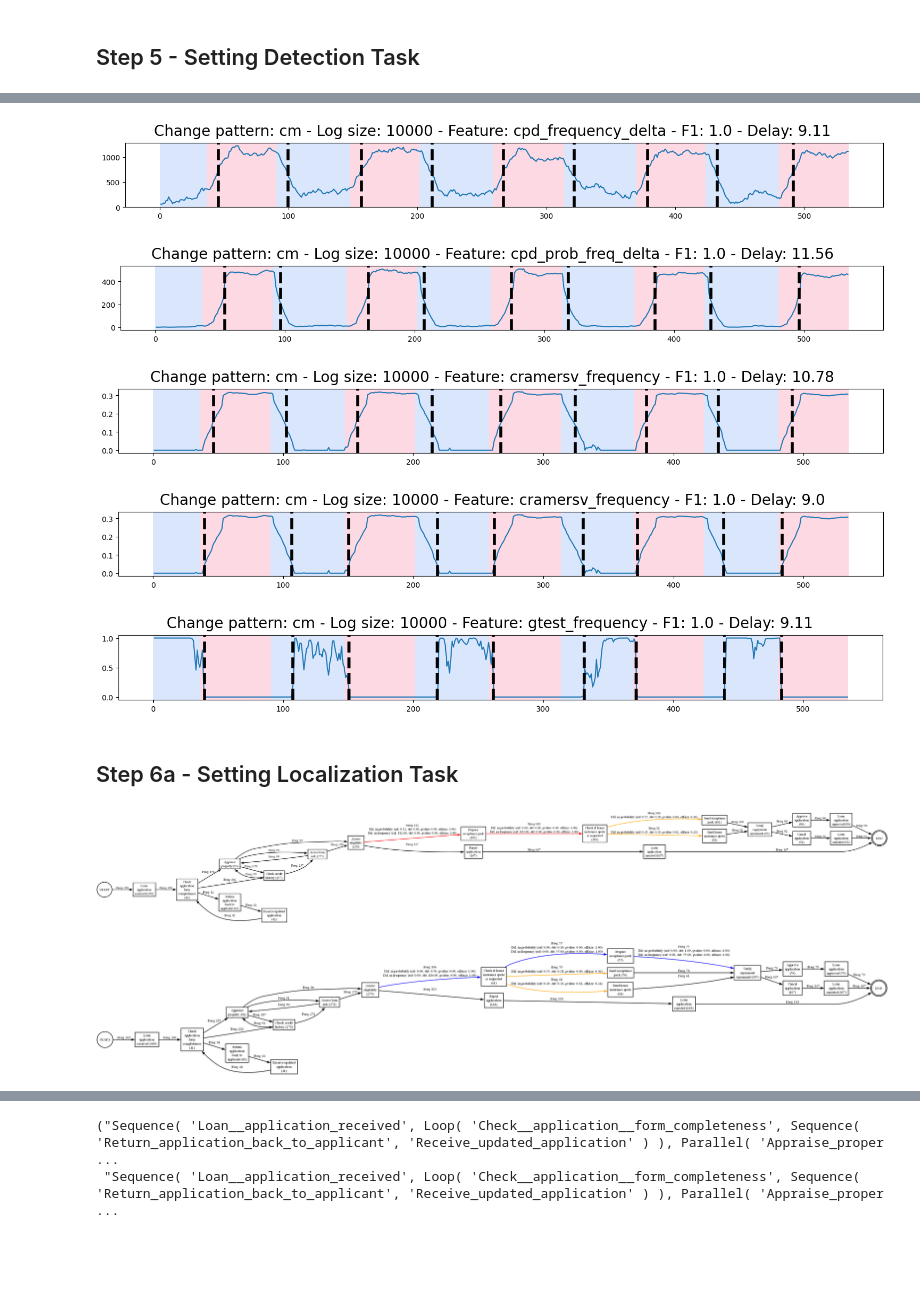
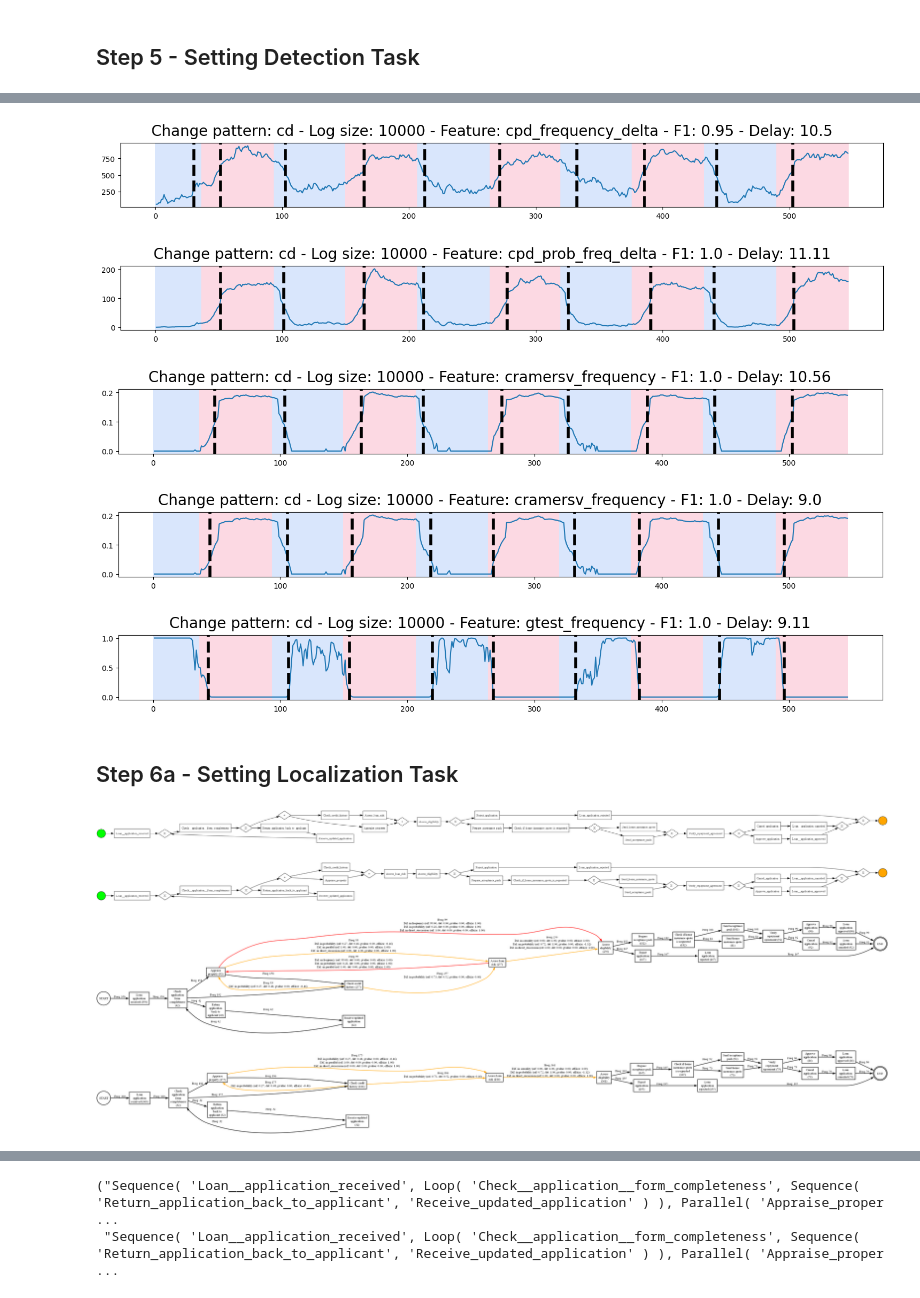
Before and after one commit to AC-Meira/Transition_Matrix_Process_Drift, a Jupyter notebook: Demonstration - Business Process Drift - (Maaradji - Fast).ipynb, the cells around one changed output, grey strips where cells are left out. Saved outputs shown, nothing was run; the diff lists cells and outputs as text; code cells hidden in the pictures; blank space fills up the shorter version.

Commit message:
direct succession approach

```diff
--- a/Demonstration - Business Process Drift - (Maaradji - Fast).ipynb
+++ b/Demonstration - Business Process Drift - (Maaradji - Fast).ipynb
@@ -45,9 +45,9 @@ The autoreload extension is already loaded. To reload it, use:
 logs_path = glob.glob("Input/Synthetic/Business Process Drift (Maaradji - Fast)/logs/*/*k.mxml")
 
 # Removing the logs with 2500 and 5000 events (based on Maaradji paper)
-logs_path = [x for x in logs_path if "10" in x or "7.5" in x]
+logs_path = [x for x in logs_path if "10" in x ]
 change_patterns_excluded = ['IOR', 'IRO', 'OIR', 'ORI', 'RIO', 'ROI', 'cp']
-# logs_path = [x for x in logs_path if "7.5" in x and not any(keyword in x for keyword in change_patterns_excluded)]
+logs_path = [x for x in logs_path if not any(keyword in x for keyword in change_patterns_excluded)]
 
 # Showing mapped paths
 print("How many logs? ", len(logs_path))
@@ -75,7 +70,7 @@ How many logs?  36
 <!-- ![Alt text](../Images/Concept_drift_firstcycle_steps_eng.png "General steps") -->
 # %%
 # Loading first event log
-log_path = logs_path[6]
+log_path = logs_path[1]
 print(log_path.split("\\")[-1].split(".")[0])
 event_log = TMPD_utils.parse_mxml(log_path)
 
@@ -188,7 +183,7 @@ dict(list(TMPD_instance.get_windowing_strategy().items()))
 # %%
 # Setting the Transition Matrix (TM) process representation
 TMPD_instance.set_process_representation(threshold_anomaly=0.005
-                                    , control_flow_features={'frequency', 'probability'}
+                                    , control_flow_features={'frequency', 'probability', 'direct_succession', 'causality', 'parallel', 'choice', 'loop'}
                                     , time_features={}
                                     , resource_features={}
                                     , data_features={})
@@ -368,28 +363,30 @@ for result in detection_task_results.itertuples():
     plt.subplots_adjust(top=0.8)
     plt.show()
 # %% [output]
-[figure, old version]
+[figure, new version]
-[figure, old version]
+[figure, new version]
-[figure, old version]
+[figure, new version]
-[figure, old version]
+[figure, new version]
-[figure, old version]
+[figure, new version]
 # %% [markdown]
 ## Step 6a - Setting Localization Task
 # %%
 # Setting Localization Task
 reference_window_index=0
 detection_window_index=75
 
 TMPD_instance.set_localization_task(reference_window_index=reference_window_index, detection_window_index=detection_window_index, pvalue_threshold=0.05, effect_threshold=0.2, presence_percentage_threshold=0.01, pseudo_count=5)
 
 # Executing Localization Task
 TMPD_instance.run_localization_task()
 
 # Showing Localization Task Results
-significant_transition_changes, high_level_changes, reference_bpmn_text, detection_bpmn_text = TMPD_instance.get_localization_task(show_localization_dfg=True, show_original_dfg=False, show_original_bpmn=False)
+significant_transition_changes, high_level_changes, reference_bpmn_text, detection_bpmn_text = TMPD_instance.get_localization_task(show_localization_dfg=True, show_original_dfg=False, show_original_bpmn=True)
 # %% [output]
-[figure, old version]
+[figure, new version]
-[figure, old version]
+[figure, new version]
+[figure, added]
+[figure, added]
 # %%
 significant_transition_changes
 # %% [output]
```
Also changed, not shown: parts of 18 cells of this notebook, 9 other files.
